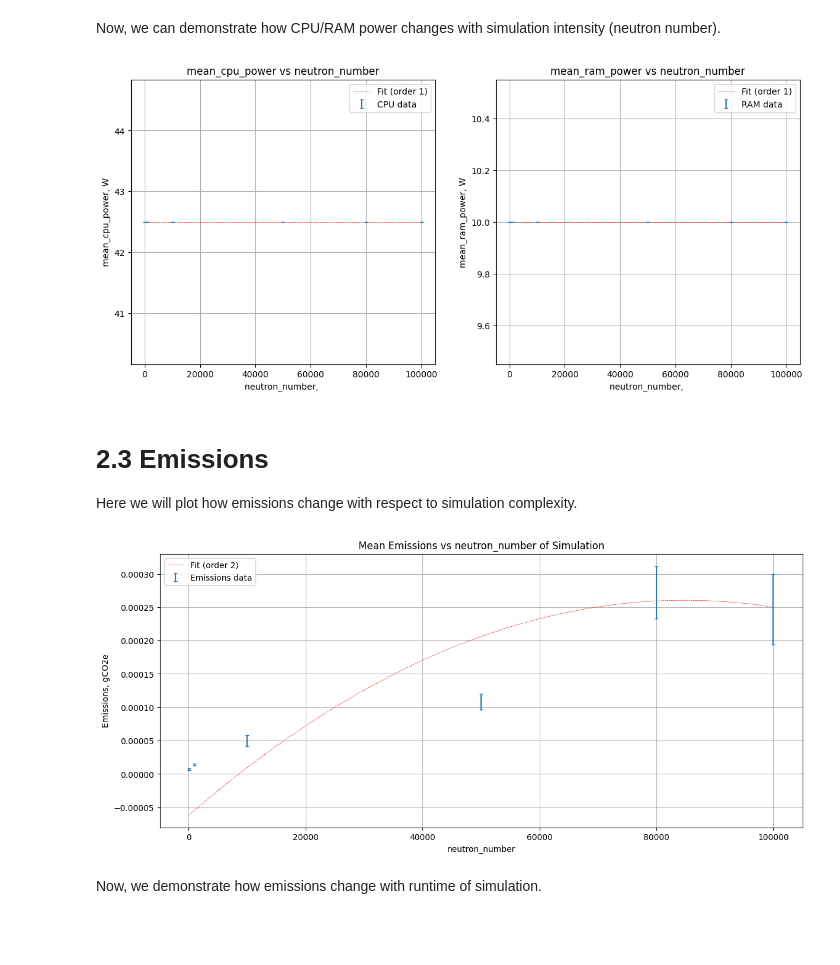
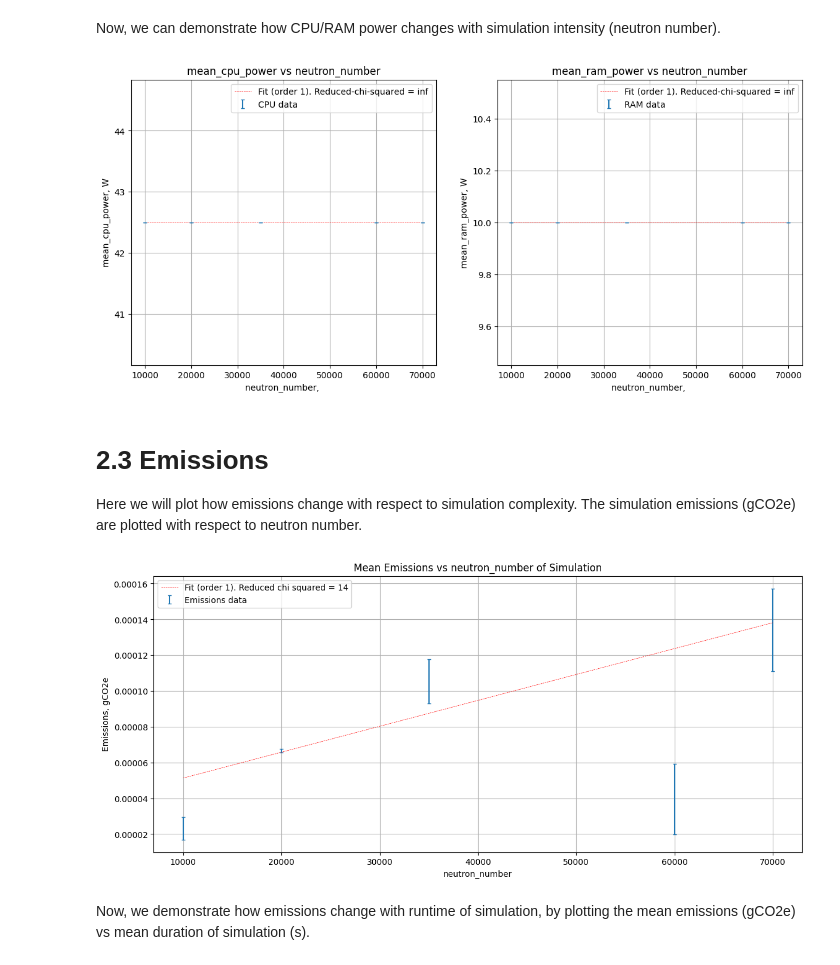
Before and after one commit to rosieschiffmann/Neutron-Transport-Simulation, a Jupyter notebook: emission_tracking.ipynb, the cells around one changed output. Drawn from its saved outputs; the diff is of its cells as text; code cells hidden in the pictures; blank space fills up the shorter version.

```diff
--- a/emission_tracking.ipynb
+++ b/emission_tracking.ipynb
@@ -187,38 +211,60 @@ CPU_vs_RAM_plotting("mean_duration", "duration_err",
 # %% [markdown]
 Now, we can demonstrate how CPU/RAM power changes with simulation intensity (neutron number).
 # %%
-CPU_vs_RAM_plotting("neutron_number", None, "mean_cpu_power", "cpu_power_err", "mean_ram_power", "ram_power_err", True, 1)
+CPU_vs_RAM_plotting(df, "neutron_number", None, "mean_cpu_power", "cpu_power_err", "mean_ram_power", "ram_power_err", True, 1)
 # %% [output]
-[figure, old version]
+[figure, new version]
 # %% [markdown]
 # 2.3 Emissions
-Here we will plot how emissions change with respect to simulation complexity.
+Here we will plot how emissions change with respect to simulation complexity. The simulation emissions (gCO2e) are plotted with respect to neutron number.
 # %%
 def emissions_plotter(df, x_variable, fit=False, fit_order=None):
+    """
+    Creates plot of emissions vs x_variable, with optional polyfit.
+
+    Parameters:
+    - df: pandas.DataFrame, containing the data to be plotted.
+    - x_variable: string, name of x-axis variable from df for plotting
+    - fit: bool, whether or not a polyfit should be performed
+    - fit_order: int, order of polynomial fit if fit=True
+    """
+
+    #plot emissions data
     plt.figure()
     plt.errorbar(df[x_variable], df['mean_emissions'], yerr=df['emissions_err'], fmt="none", capsize=2, label = "Emissions data")
 
-    if np.any(df['emissions_err'])==0.0: #do not use error-weighted fitting is errors=0
-        coeffs = np.polyfit(df[x_variable], df['mean_emissions'], deg=fit_order)
-    else:
-        coeffs = np.polyfit(df[x_variable], df['mean_emissions'], deg=fit_order, w=df['emissions_err'])
-    poly = np.poly1d(coeffs)
-    x_fit = np.linspace(df[x_variable].min(), df[x_variable].max(), 100)
-    plt.plot(x_fit, poly(x_fit), 'r--', label=f"Fit (order {fit_order})", linewidth = 0.5)
+    #perform polyfit if fit=True
+    if fit:
+        #raise error if fit=True but no fit_order is provided
+        if fit_order==None:
+            raise ValueError("Order of fit must be provided if fit=True.")
 
+        if np.any(df['emissions_err'])==0.0: #do not use error-weighted fitting is errors=0
+            coeffs = np.polyfit(df[x_variable], df['mean_emissions'], deg=fit_order)
+        else:
+            coeffs = np.polyfit(df[x_variable], df['mean_emissions'], deg=fit_order, w=1/df['emissions_err'])
+        poly = np.poly1d(coeffs)
+        x_fit = np.linspace(df[x_variable].min(), df[x_variable].max(), 100)
+        #calculate reduced chi squared
+        chi = reduced_chi_squared(df[x_variable], df['mean_emissions'], df['emissions_err'], coeffs)
+        plt.plot(x_fit, poly(x_fit), 'r--', label=f"Fit (order {fit_order}). Reduced chi squared = {chi:.2g}", linewidth = 0.5)
+
+    #set x label based on x_variable
     if x_variable=='mean_duration': plt.xlabel(f'Simulation run-time, s')
     else: plt.xlabel(f'{x_variable}')
+    #plot details
     plt.ylabel('Emissions, gCO2e')
     plt.title(f'Mean Emissions vs {x_variable} of Simulation')
     plt.grid()
     plt.legend()
     plt.show()
-
-emissions_plotter(df, "neutron_number", True, 2)
+    return None
-# %% [output]
-[figure, removed]
+# %%
+emissions_plotter(df, "neutron_number", True, 1)
+# %% [output]
+[figure, added]
 # %% [markdown]
-Now, we demonstrate how emissions change with runtime of simulation.
+Now, we demonstrate how emissions change with runtime of simulation, by plotting the mean emissions (gCO2e) vs mean duration of simulation (s).
 # %%
 emissions_plotter(df, "mean_duration", True, 1)
 # %% [output]
```
Also changed, not shown: parts of 10 cells of this notebook.
